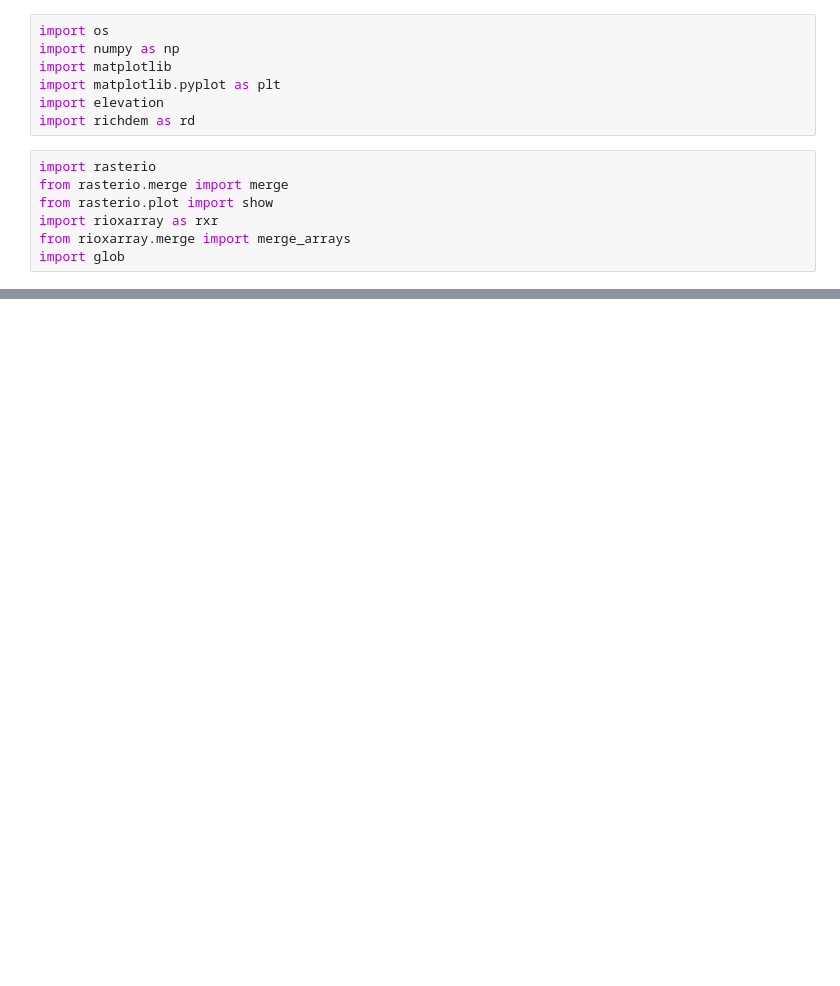
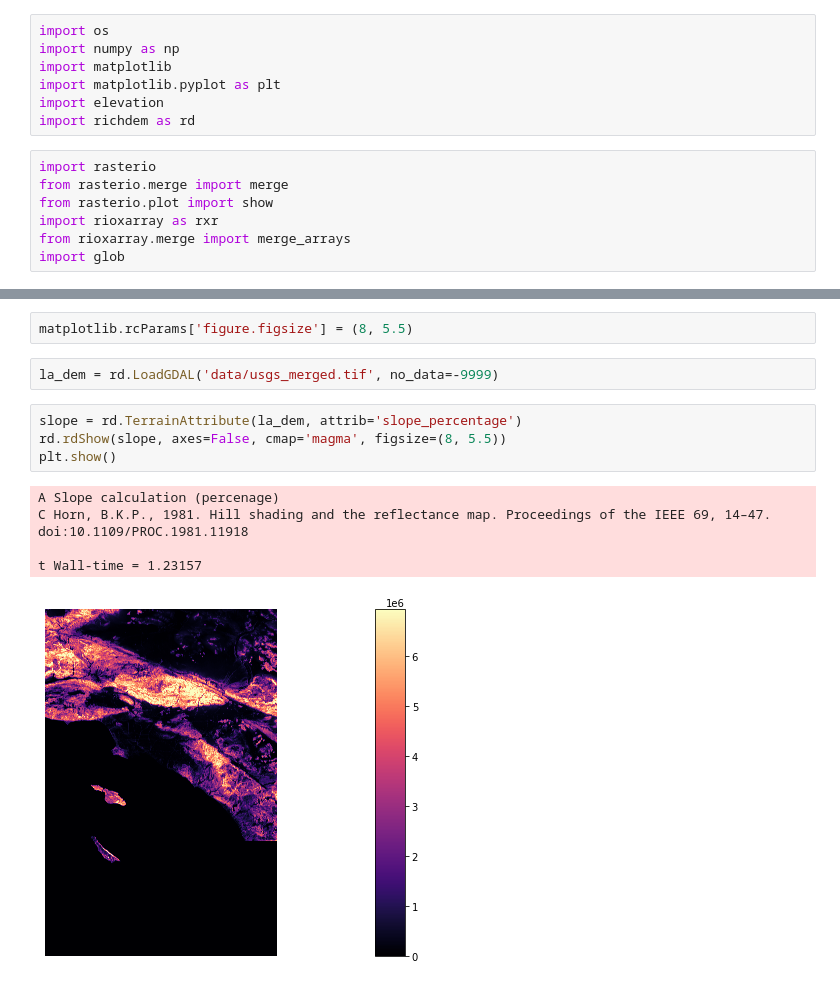
Before and after one commit to janderson5417/earthgrids_v2, a Jupyter notebook: gradient.ipynb, the cells around one changed output, grey strips where cells are left out. Drawn from its saved outputs; the diff is of its cells as text; blank space fills up the shorter version.

```diff
--- a/gradient.ipynb
+++ b/gradient.ipynb
@@ -124,0 +53,14 @@ rxr_dems.plot()
+# %%
+matplotlib.rcParams['figure.figsize'] = (8, 5.5)
+# %%
+la_dem = rd.LoadGDAL('data/usgs_merged.tif', no_data=-9999)
+# %%
+slope = rd.TerrainAttribute(la_dem, attrib='slope_percentage')
+rd.rdShow(slope, axes=False, cmap='magma', figsize=(8, 5.5))
+plt.show()
+# %% [output]
+A Slope calculation (percenage)
+C Horn, B.K.P., 1981. Hill shading and the reflectance map. Proceedings of the IEEE 69, 14–47. doi:10.1109/PROC.1981.11918
+
+t Wall-time = 1.23157
+[figure, added]
```
Also changed, not shown: parts of 25 cells of this notebook, 3 other files.
